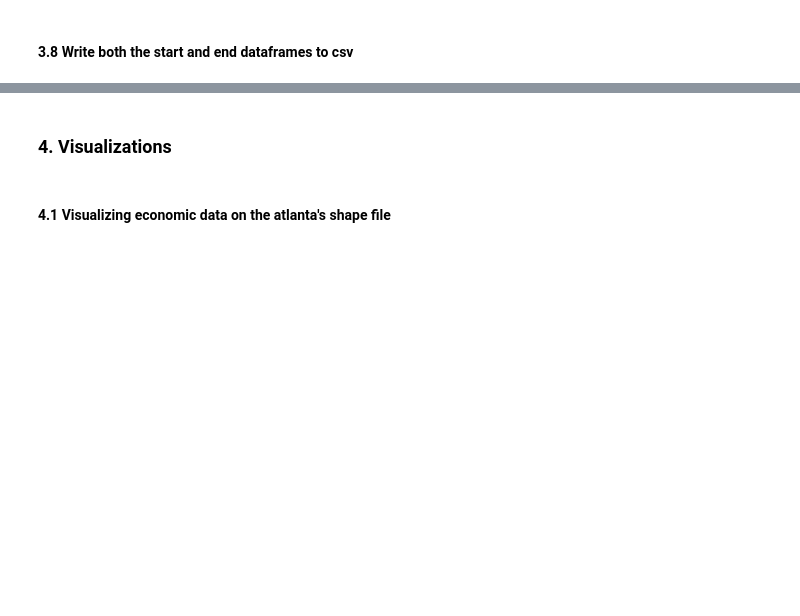
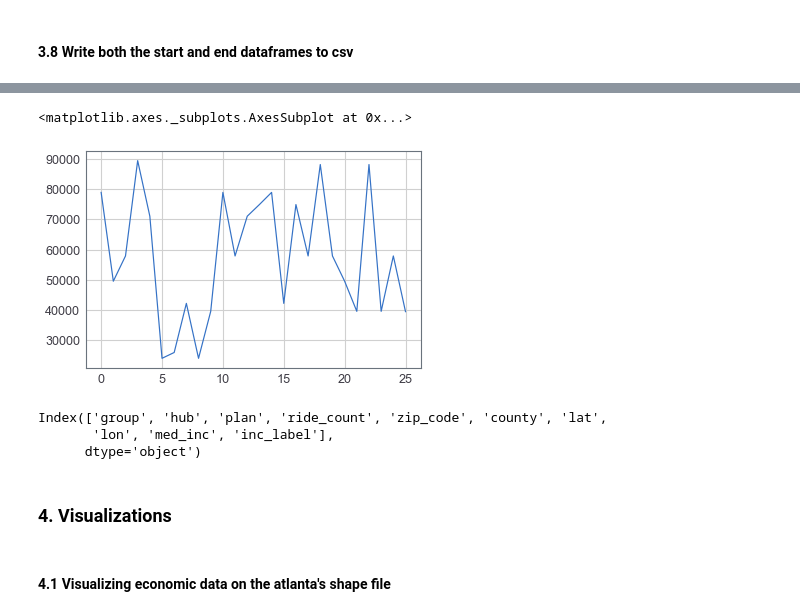
Before and after one commit to akhilpandey95/atlanta, a Jupyter notebook: data/data_analyze_viz_atlanta.ipynb, the cells around one changed output, grey strips where cells are left out. Saved outputs shown, nothing was run; the diff lists cells and outputs as text; code cells hidden in the pictures; blank space fills up the shorter version.

```diff
--- a/data/data_analyze_viz_atlanta.ipynb
+++ b/data/data_analyze_viz_atlanta.ipynb
@@ -299,0 +521,11 @@ end.to_csv('end_loc_prj_atlanta.csv', encoding='utf-8')
+# %%
+sunburst_df['med_inc'].plot()
+# %% [output]
+<matplotlib.axes._subplots.AxesSubplot at 0x...>
+[figure, added]
+# %%
+sunburst_df.columns
+# %% [output]
+Index(['group', 'hub', 'plan', 'ride_count', 'zip_code', 'county', 'lat',
+       'lon', 'med_inc', 'inc_label'],
+      dtype='object')
```
Also changed, not shown: parts of 19 cells of this notebook, 1 other file.
